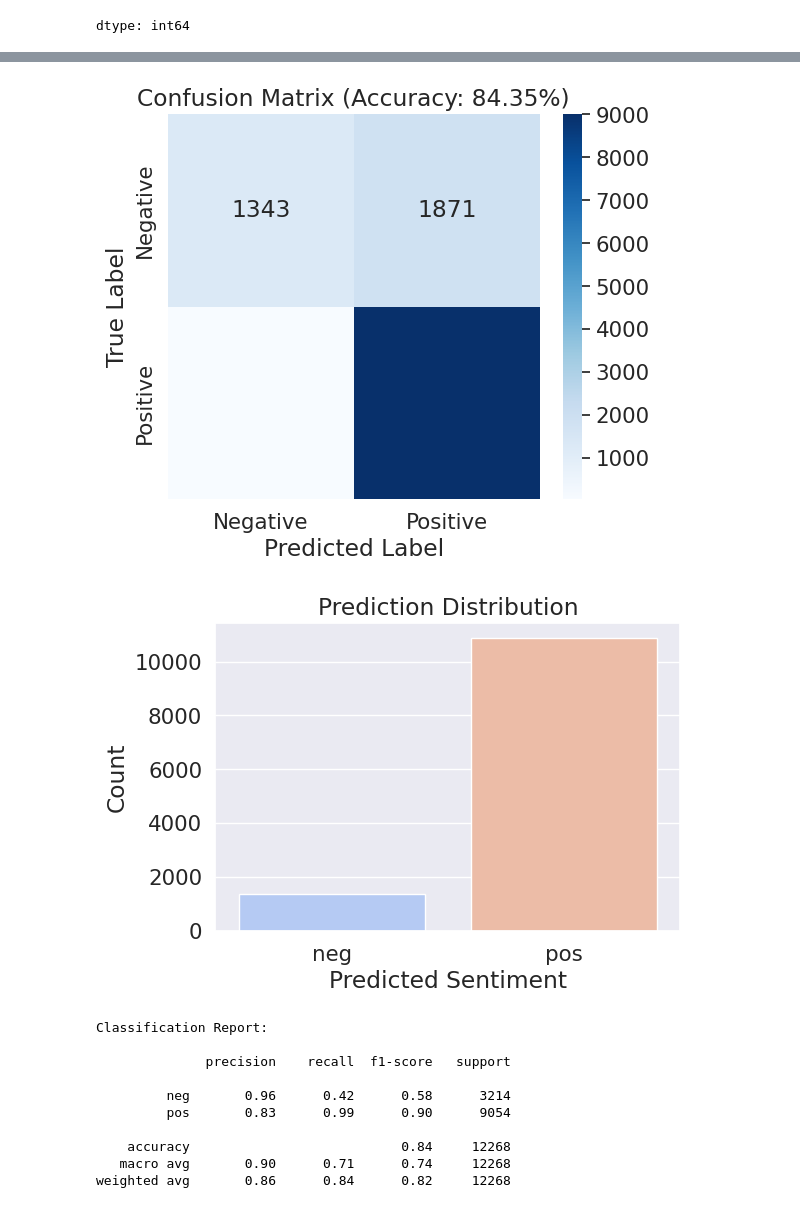
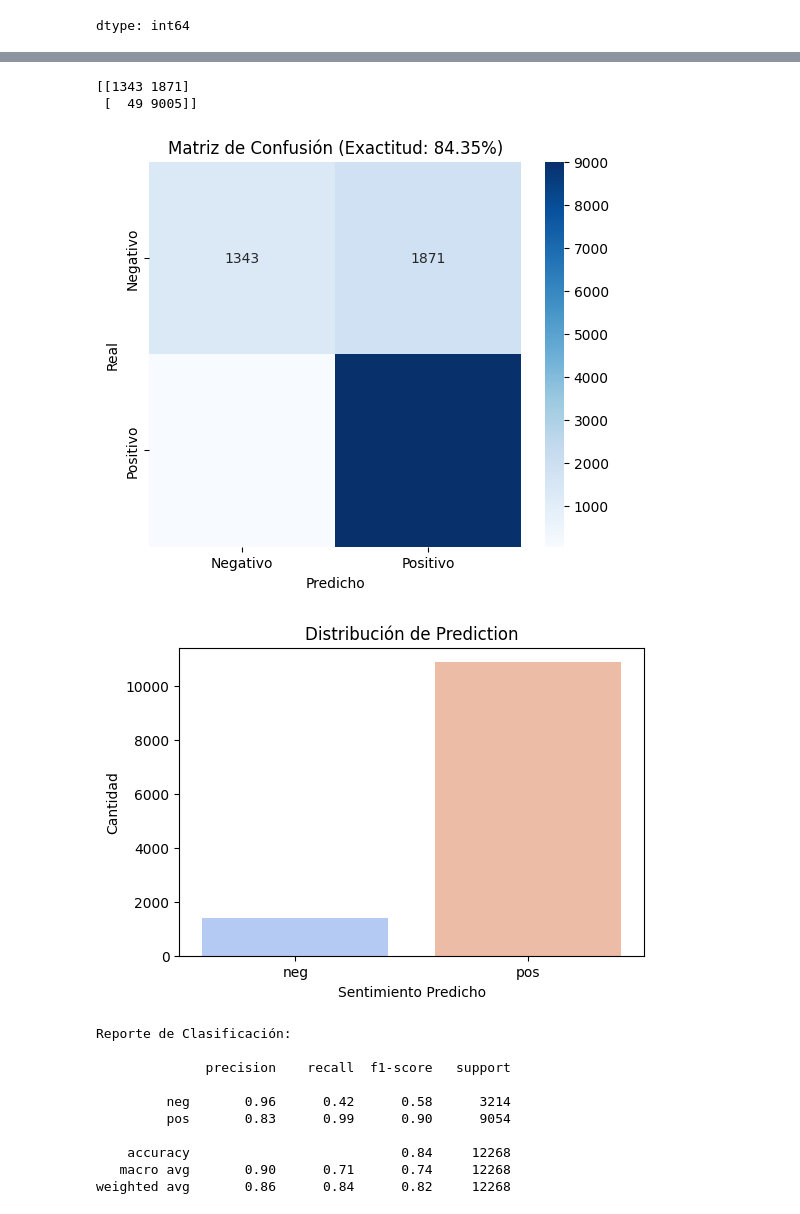
Before and after one commit to semurillas/NLP_MIAA_252, a Jupyter notebook: Sesion 1/Practice/7-sentiment-analysis.ipynb, the cells around one changed output, grey strips where cells are left out. Drawn from its saved outputs; the diff is of its cells as text; code cells hidden in the pictures.

Commit message:
Ajustes al Google Colab Notebook para corregir forma, presentación y contenido

```diff
--- a/Sesion 1/Practice/7-sentiment-analysis.ipynb
+++ b/Sesion 1/Practice/7-sentiment-analysis.ipynb
@@ -101,0 +86,16 @@ dtype: int64
+# %%
+import pandas as pd      # Libreria requerida para manejo de DataFrames
+import requests          # Libreria requerida para hacer HTTP requests
+
+# Paso 1: Descargar el documento del Proyecto de GitHub en la ruta especificada.
+csv_url = "https://raw.githubusercontent.com/semurillas/NLP_MIAA_252/refs/heads/Practice-1/Sesion%201/datasets/tripadvisor_hotel_reviews.csv"
+csv_file_path = "reviewers.csv"
+
+response = requests.get(csv_url)
+with open(csv_file_path, "wb") as f:
+    f.write(response.content)
+
+print(f"Archivo descargado como: {csv_file_path} \n")     # Confirmación de que el archivo seleccionado haya sido descargado exitosamente.
+
+# Carga de los datos del archivo csv al dataframe reviews
+reviews = pd.read_csv(csv_file_path)
@@ -246,50 +335,55 @@ display(reviews.head())
 # %%
-import matplotlib.pyplot as plt
-import seaborn as sns
+import matplotlib.pyplot as plt         # Importación de la Libreria matplotlib para realizar gráficas.
+import seaborn as sns                   # Importación de la Libreria seaborn para visualización de datos.
+
+# Importación de los módulos accuracy_score, confussion_matrix y classification_report para obtener las métricas
 from sklearn.metrics import accuracy_score, confusion_matrix, classification_report
 
-# Actual sentiment labels
+# Carga de los Valore Reales (pos y neg) desde la columna "sentiment_label"
 y_true = reviews["sentiment_label"].values
 
-# Predicted sentiment labels
+# Carga de los valores Predichos (pos y neg) desde la columna "prediction"
 y_pred = reviews["prediction"].values
 
-# Metrics
+# Obtención de las Métricas
 accuracy = accuracy_score(y_true, y_pred)
 conf_matrix = confusion_matrix(y_true, y_pred)
 class_report = classification_report(y_true, y_pred, output_dict=True)
 
-# ---- 1. Confusion Matrix Heatmap ----
+print(conf_matrix)
+# ---- 1. Gráfica de la Matriz de Confusión ----
 plt.figure(figsize=(6, 5))
 sns.heatmap(conf_matrix, annot=True, fmt='d', cmap='Blues',
-            xticklabels=["Negative", "Positive"],
-            yticklabels=["Negative", "Positive"])
-plt.xlabel("Predicted Label")
-plt.ylabel("True Label")
-plt.title(f"Confusion Matrix (Accuracy: {accuracy:.2%})")
+            xticklabels=["Negativo", "Positivo"],
+            yticklabels=["Negativo", "Positivo"])
+plt.xlabel("Predicho")
+plt.ylabel("Real")
+plt.title(f"Matriz de Confusión (Exactitud: {accuracy:.2%})")
 plt.show()
 
-# ---- 2. Class Distribution Bar Chart ----
+# ---- 2. Gráfico de Barras para Distribución de Clases ----
 plt.figure(figsize=(6, 4))
 sns.countplot(x=y_pred, order=["neg", "pos"], palette="coolwarm")
-plt.xlabel("Predicted Sentiment")
-plt.ylabel("Count")
-plt.title("Prediction Distribution")
+plt.xlabel("Sentimiento Predicho")
+plt.ylabel("Cantidad")
+plt.title("Distribución de Prediction")
 plt.show()
 
-# ---- 3. Print the classification report ----
-print("Classification Report:\n")
+# ---- 3. Impresión del Reporte de Clasificación ----
+print("Reporte de Clasificación:\n")
 print(classification_report(y_true, y_pred))
 # %% [output]
+[[1343 1871]
+ [  49 9005]]
-[figure, old version]
+[figure, new version]
-[figure, old version]
+[figure, new version]
-Classification Report:
-
-              precision    recall  f1-score   support
-
-         neg       0.96      0.42      0.58      3214
-         pos       0.83      0.99      0.90      9054
-
-    accuracy                           0.84     12268
-   macro avg       0.90      0.71      0.74     12268
-weighted avg       0.86      0.84      0.82     12268
+Reporte de Clasificación:
+
+              precision    recall  f1-score   support
+
+         neg       0.96      0.42      0.58      3214
+         pos       0.83      0.99      0.90      9054
+
+    accuracy                           0.84     12268
+   macro avg       0.90      0.71      0.74     12268
+weighted avg       0.86      0.84      0.82     12268
```
Also changed, not shown: parts of 66 cells of this notebook.
